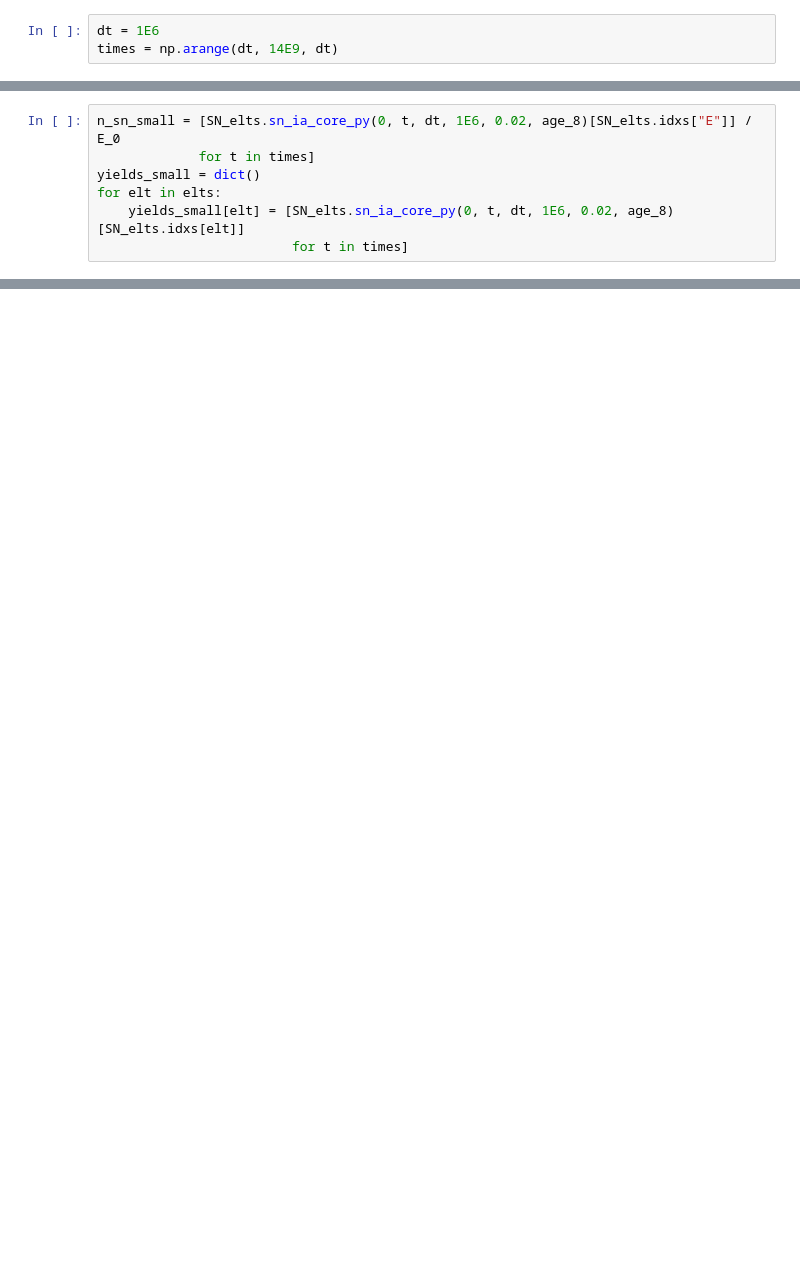
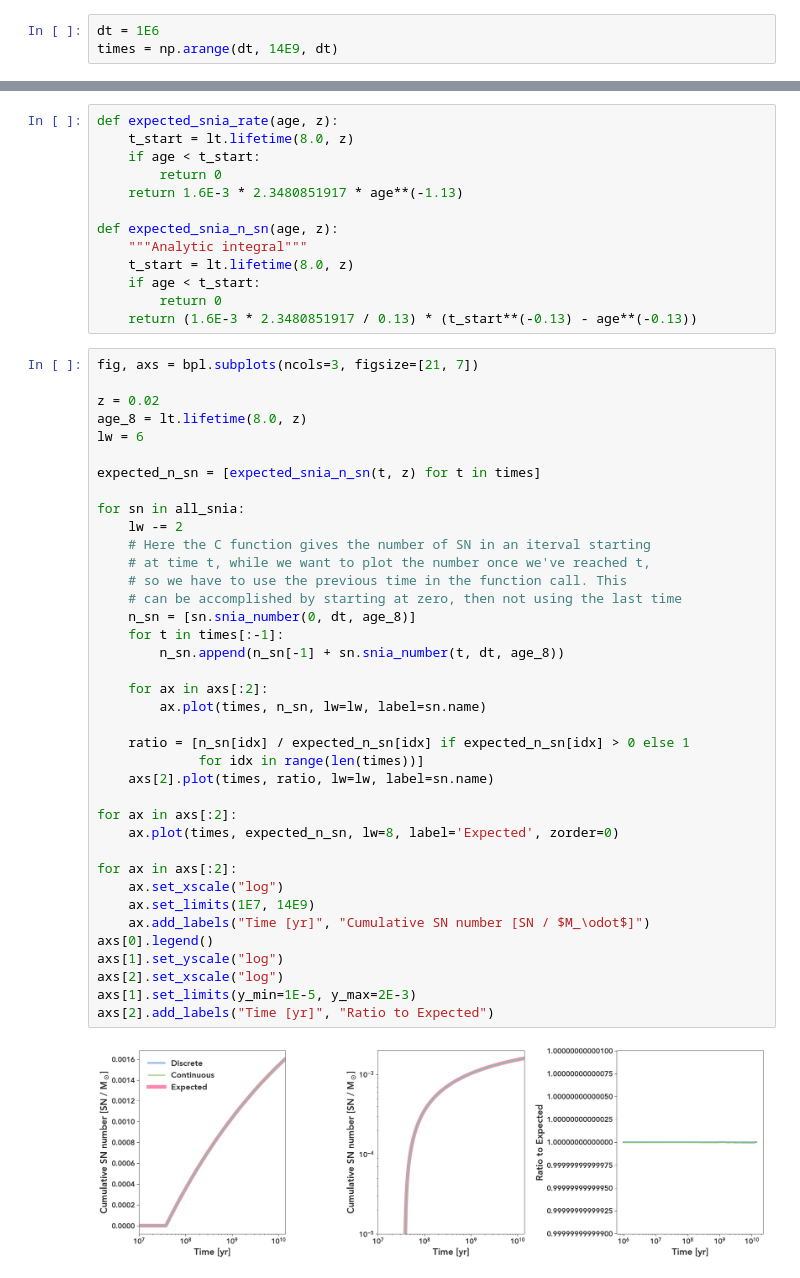
Before and after one commit to gillenbrown/agb_wrapper, a Jupyter notebook: testing/informal_tests/snia.ipynb, the cells around one changed output, grey strips where cells are left out. Drawn from its saved outputs; the diff is of its cells as text; blank space fills up the shorter version.

```diff
--- a/testing/informal_tests/snia.ipynb
+++ b/testing/informal_tests/snia.ipynb
@@ -115,7 +60,0 @@ Here I won't bother trying to track the leftover SN
-# %%
-n_sn_small = [SN_elts.sn_ia_core_py(0, t, dt, 1E6, 0.02, age_8)[SN_elts.idxs["E"]] / E_0
-             for t in times]
-yields_small = dict()
-for elt in elts:
-    yields_small[elt] = [SN_elts.sn_ia_core_py(0, t, dt, 1E6, 0.02, age_8)[SN_elts.idxs[elt]]
-                         for t in times]
@@ -202,0 +65,53 @@ ax.legend()
+# %%
+def expected_snia_rate(age, z):
+    t_start = lt.lifetime(8.0, z)
+    if age < t_start:
+        return 0
+    return 1.6E-3 * 2.3480851917 * age**(-1.13)
+
+def expected_snia_n_sn(age, z):
+    """Analytic integral"""
+    t_start = lt.lifetime(8.0, z)
+    if age < t_start:
+        return 0
+    return (1.6E-3 * 2.3480851917 / 0.13) * (t_start**(-0.13) - age**(-0.13))
+# %%
+fig, axs = bpl.subplots(ncols=3, figsize=[21, 7])
+
+z = 0.02
+age_8 = lt.lifetime(8.0, z)
+lw = 6
+
+expected_n_sn = [expected_snia_n_sn(t, z) for t in times]
+
+for sn in all_snia:
+    lw -= 2
+    # Here the C function gives the number of SN in an iterval starting
+    # at time t, while we want to plot the number once we've reached t,
+    # so we have to use the previous time in the function call. This
+    # can be accomplished by starting at zero, then not using the last time
+    n_sn = [sn.snia_number(0, dt, age_8)]
+    for t in times[:-1]:
+        n_sn.append(n_sn[-1] + sn.snia_number(t, dt, age_8))
+
+    for ax in axs[:2]:
+        ax.plot(times, n_sn, lw=lw, label=sn.name)
+
+    ratio = [n_sn[idx] / expected_n_sn[idx] if expected_n_sn[idx] > 0 else 1
+             for idx in range(len(times))]
+    axs[2].plot(times, ratio, lw=lw, label=sn.name)
+
+for ax in axs[:2]:
+    ax.plot(times, expected_n_sn, lw=8, label='Expected', zorder=0)
+
+for ax in axs[:2]:
+    ax.set_xscale("log")
+    ax.set_limits(1E7, 14E9)
+    ax.add_labels("Time [yr]", "Cumulative SN number [SN / $M_\odot$]")
+axs[0].legend()
+axs[1].set_yscale("log")
+axs[2].set_xscale("log")
+axs[1].set_limits(y_min=1E-5, y_max=2E-3)
+axs[2].add_labels("Time [yr]", "Ratio to Expected")
+# %% [output]
+[figure, added]
```
Also changed, not shown: parts of 43 cells of this notebook, 8 other files.
